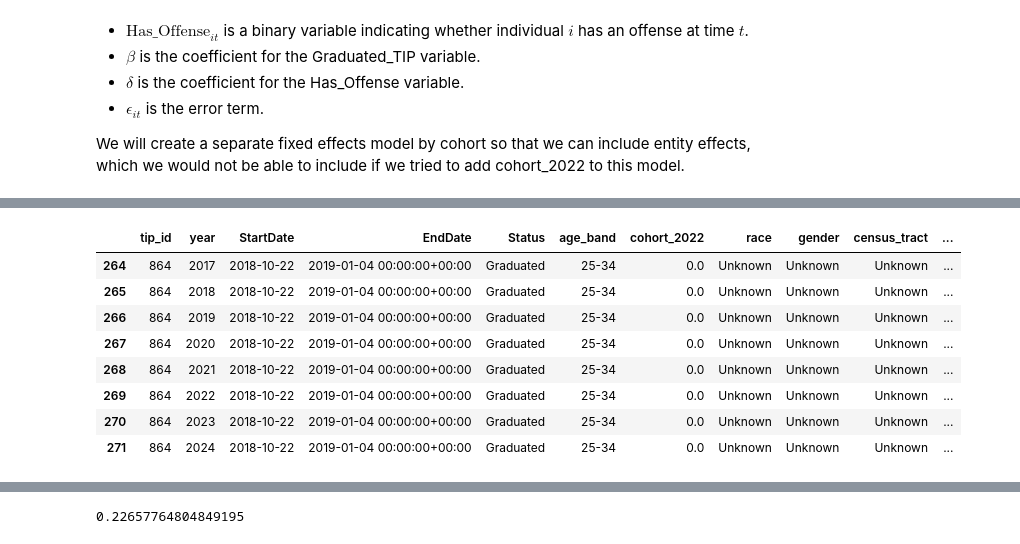
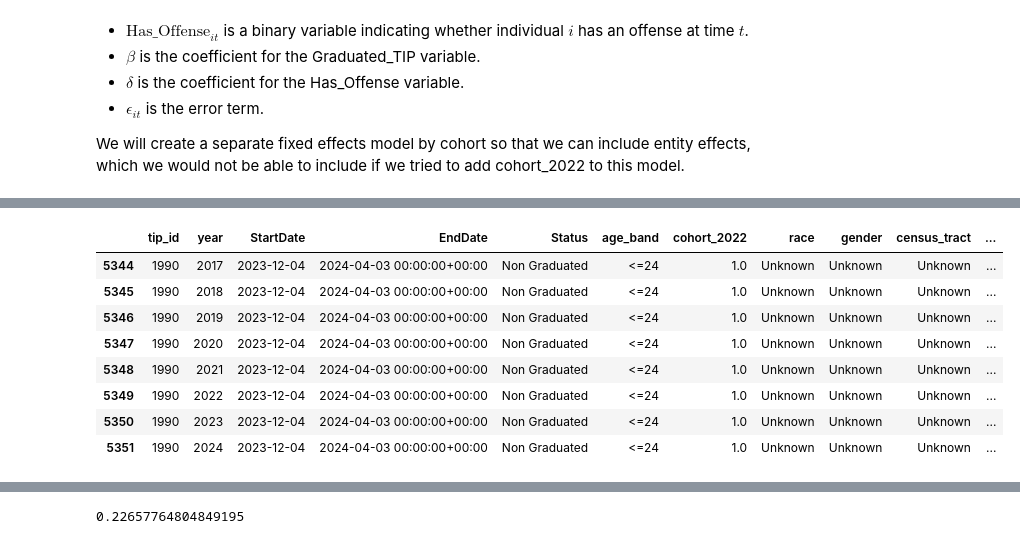
Before and after one commit to Nikki-Lemon/TIP2026, a Jupyter notebook: Matching/Grad_NonGrad_Matching_with_Agegroup_Analysis.ipynb, the cells around one changed output, grey strips where cells are left out. Drawn from its saved outputs; the diff is of its cells as text; code cells hidden in the pictures.

```diff
--- a/Matching/Grad_NonGrad_Matching_with_Agegroup_Analysis.ipynb
+++ b/Matching/Grad_NonGrad_Matching_with_Agegroup_Analysis.ipynb
@@ -1624,3 +1624,16 @@ Where:
 - $\epsilon_{it}$ is the error term.
 
 We will create a separate fixed effects model by cohort so that we can include entity effects, which we would not be able to include if we tried to add cohort_2022 to this model.
+# %%
+# 1. 确保日期格式正确
+panel_df['StartDate'] = pd.to_datetime(panel_df['StartDate'])
+panel_df['EndDate'] = pd.to_datetime(panel_df['EndDate'])
+
+# 2. 增加 Status 条件进行筛选
+condition = (
+    (panel_df['StartDate'].dt.year != panel_df['EndDate'].dt.year) &
+    (panel_df['Status'] == 'Non Graduated')
+)
+
+# 3. 获取第一个符合条件的 tip_id
+print(panel_df[condition]['tip_id'])
@@ -1627,15 +1653,15 @@ We will create a separate fixed effects model by cohort so that we can include e
 # %%
-panel_df[panel_df['tip_id'] == 864]
+panel_df[panel_df['tip_id'] == 1990]
 # %% [output]
 |  | tip_id | year | StartDate | EndDate | Status | age_band | cohort_2022 | race | gender | census_tract | ... |
-| 264 | 864 | 2017 | 2018-10-22 | 2019-01-04 00:00:00+00:00 | Graduated | 25-34 | 0.0 | Unknown | Unknown | Unknown | ... |
-| 265 | 864 | 2018 | 2018-10-22 | 2019-01-04 00:00:00+00:00 | Graduated | 25-34 | 0.0 | Unknown | Unknown | Unknown | ... |
-| 266 | 864 | 2019 | 2018-10-22 | 2019-01-04 00:00:00+00:00 | Graduated | 25-34 | 0.0 | Unknown | Unknown | Unknown | ... |
-| 267 | 864 | 2020 | 2018-10-22 | 2019-01-04 00:00:00+00:00 | Graduated | 25-34 | 0.0 | Unknown | Unknown | Unknown | ... |
-| 268 | 864 | 2021 | 2018-10-22 | 2019-01-04 00:00:00+00:00 | Graduated | 25-34 | 0.0 | Unknown | Unknown | Unknown | ... |
-| 269 | 864 | 2022 | 2018-10-22 | 2019-01-04 00:00:00+00:00 | Graduated | 25-34 | 0.0 | Unknown | Unknown | Unknown | ... |
-| 270 | 864 | 2023 | 2018-10-22 | 2019-01-04 00:00:00+00:00 | Graduated | 25-34 | 0.0 | Unknown | Unknown | Unknown | ... |
-| 271 | 864 | 2024 | 2018-10-22 | 2019-01-04 00:00:00+00:00 | Graduated | 25-34 | 0.0 | Unknown | Unknown | Unknown | ... |
+| 5344 | 1990 | 2017 | 2023-12-04 | 2024-04-03 00:00:00+00:00 | Non Graduated | <=24 | 1.0 | Unknown | Unknown | Unknown | ... |
+| 5345 | 1990 | 2018 | 2023-12-04 | 2024-04-03 00:00:00+00:00 | Non Graduated | <=24 | 1.0 | Unknown | Unknown | Unknown | ... |
+| 5346 | 1990 | 2019 | 2023-12-04 | 2024-04-03 00:00:00+00:00 | Non Graduated | <=24 | 1.0 | Unknown | Unknown | Unknown | ... |
+| 5347 | 1990 | 2020 | 2023-12-04 | 2024-04-03 00:00:00+00:00 | Non Graduated | <=24 | 1.0 | Unknown | Unknown | Unknown | ... |
+| 5348 | 1990 | 2021 | 2023-12-04 | 2024-04-03 00:00:00+00:00 | Non Graduated | <=24 | 1.0 | Unknown | Unknown | Unknown | ... |
+| 5349 | 1990 | 2022 | 2023-12-04 | 2024-04-03 00:00:00+00:00 | Non Graduated | <=24 | 1.0 | Unknown | Unknown | Unknown | ... |
+| 5350 | 1990 | 2023 | 2023-12-04 | 2024-04-03 00:00:00+00:00 | Non Graduated | <=24 | 1.0 | Unknown | Unknown | Unknown | ... |
+| 5351 | 1990 | 2024 | 2023-12-04 | 2024-04-03 00:00:00+00:00 | Non Graduated | <=24 | 1.0 | Unknown | Unknown | Unknown | ... |
 # %%
 ##NIKKI TO DO: Re-run this (hopefully it'll run now that everyone has at least one pre period)
 ##full, with entity effects
```
Also changed, not shown: parts of 8 cells of this notebook.
